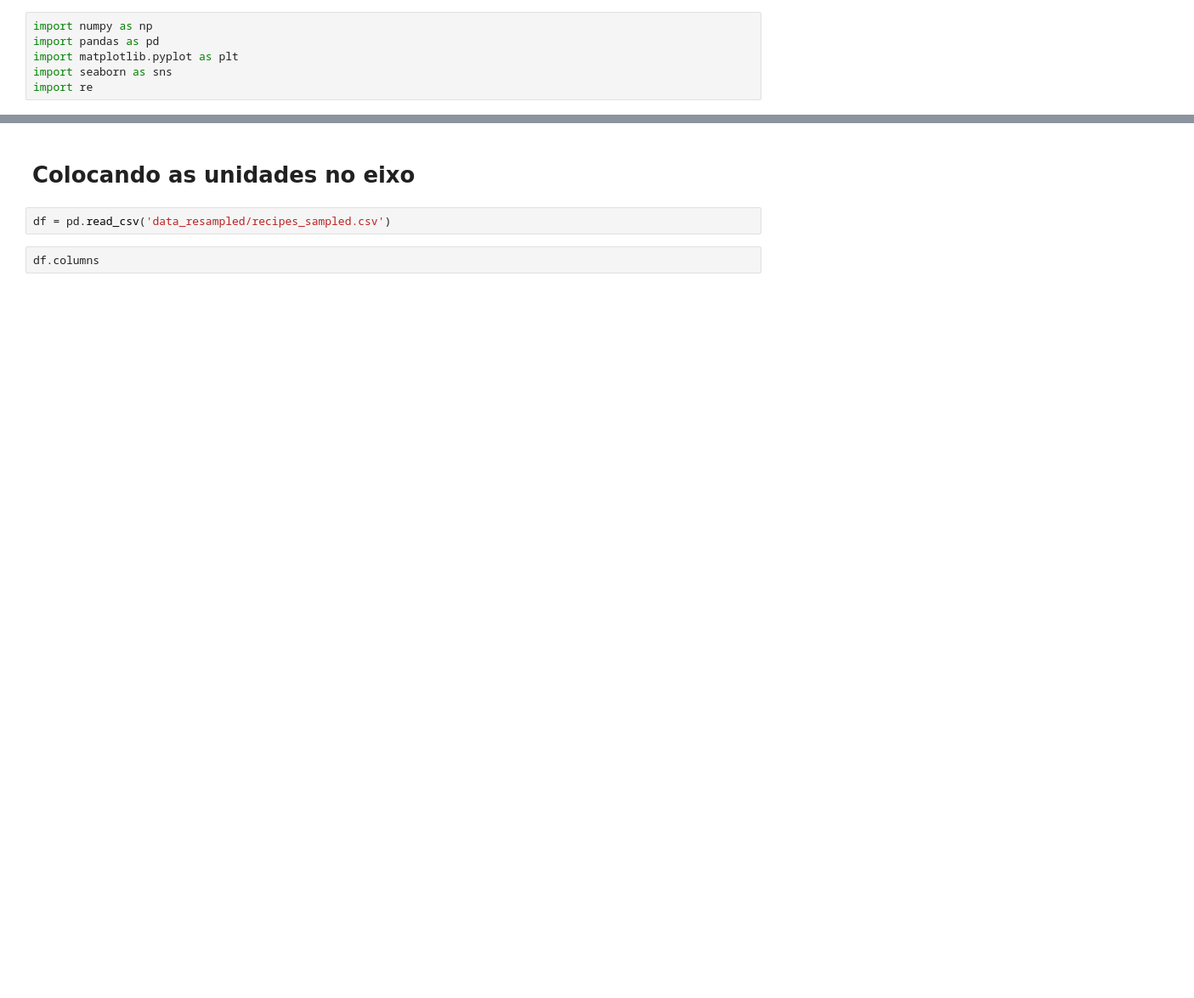
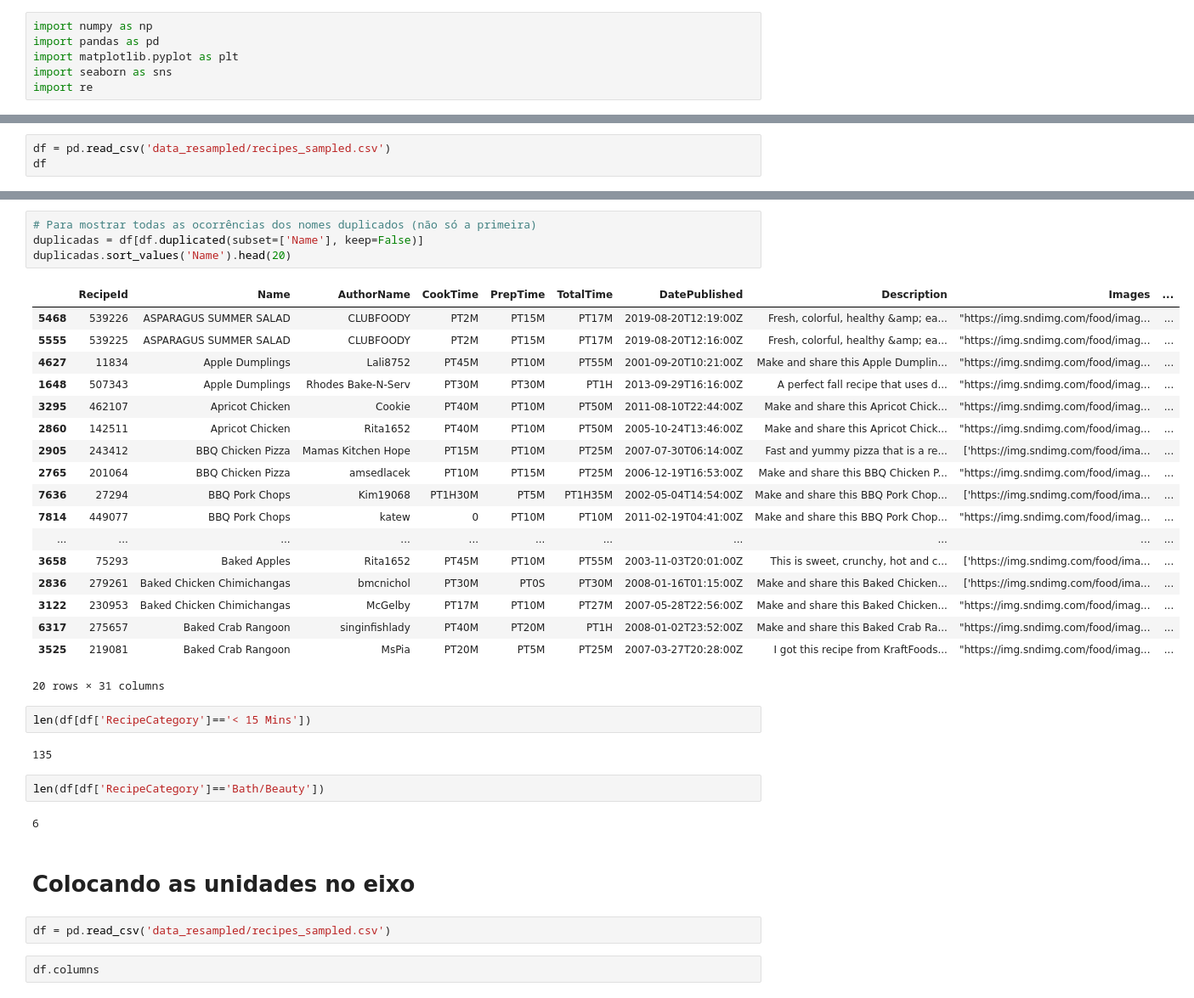
Before and after one commit to thais13bm/food-data-visualization, a Jupyter notebook: reducing_dataset.ipynb, the cells around one changed output, grey strips where cells are left out. Shown at 85% size. Drawn from its saved outputs; the diff is of its cells as text; blank space fills up the shorter version.

```diff
--- a/reducing_dataset.ipynb
+++ b/reducing_dataset.ipynb
@@ -6,0 +9,3 @@ import re
+# %%
+df = pd.read_csv('data_resampled/recipes_sampled.csv')
+df
@@ -7,3 +57,34 @@ import re
+# %%
+# Para mostrar todas as ocorrências dos nomes duplicados (não só a primeira)
+duplicadas = df[df.duplicated(subset=['Name'], keep=False)]
+duplicadas.sort_values('Name').head(20)
+# %% [output]
+|  | RecipeId | Name | AuthorName | CookTime | PrepTime | TotalTime | DatePublished | Description | Images | ... |
+| 5468 | 539226 | ASPARAGUS SUMMER SALAD | CLUBFOODY | PT2M | PT15M | PT17M | 2019-08-20T12:19:00Z | Fresh, colorful, healthy &amp; ea... | "https://img.sndimg.com/food/imag... | ... |
+| 5555 | 539225 | ASPARAGUS SUMMER SALAD | CLUBFOODY | PT2M | PT15M | PT17M | 2019-08-20T12:16:00Z | Fresh, colorful, healthy &amp; ea... | "https://img.sndimg.com/food/imag... | ... |
+| 4627 | 11834 | Apple Dumplings | Lali8752 | PT45M | PT10M | PT55M | 2001-09-20T10:21:00Z | Make and share this Apple Dumplin... | "https://img.sndimg.com/food/imag... | ... |
+| 1648 | 507343 | Apple Dumplings | Rhodes Bake-N-Serv | PT30M | PT30M | PT1H | 2013-09-29T16:16:00Z | A perfect fall recipe that uses d... | "https://img.sndimg.com/food/imag... | ... |
+| 3295 | 462107 | Apricot Chicken | Cookie | PT40M | PT10M | PT50M | 2011-08-10T22:44:00Z | Make and share this Apricot Chick... | "https://img.sndimg.com/food/imag... | ... |
+| 2860 | 142511 | Apricot Chicken | Rita1652 | PT40M | PT10M | PT50M | 2005-10-24T13:46:00Z | Make and share this Apricot Chick... | "https://img.sndimg.com/food/imag... | ... |
+| 2905 | 243412 | BBQ Chicken Pizza | Mamas Kitchen Hope | PT15M | PT10M | PT25M | 2007-07-30T06:14:00Z | Fast and yummy pizza that is a re... | ['https://img.sndimg.com/food/ima... | ... |
+| 2765 | 201064 | BBQ Chicken Pizza | amsedlacek | PT10M | PT15M | PT25M | 2006-12-19T16:53:00Z | Make and share this BBQ Chicken P... | "https://img.sndimg.com/food/imag... | ... |
+| 7636 | 27294 | BBQ Pork Chops | Kim19068 | PT1H30M | PT5M | PT1H35M | 2002-05-04T14:54:00Z | Make and share this BBQ Pork Chop... | ['https://img.sndimg.com/food/ima... | ... |
+| 7814 | 449077 | BBQ Pork Chops | katew | 0 | PT10M | PT10M | 2011-02-19T04:41:00Z | Make and share this BBQ Pork Chop... | "https://img.sndimg.com/food/imag... | ... |
+| ... | ... | ... | ... | ... | ... | ... | ... | ... | ... | ... |
+| 3658 | 75293 | Baked Apples | Rita1652 | PT45M | PT10M | PT55M | 2003-11-03T20:01:00Z | This is sweet, crunchy, hot and c... | ['https://img.sndimg.com/food/ima... | ... |
+| 2836 | 279261 | Baked Chicken Chimichangas | bmcnichol | PT30M | PT0S | PT30M | 2008-01-16T01:15:00Z | Make and share this Baked Chicken... | ['https://img.sndimg.com/food/ima... | ... |
+| 3122 | 230953 | Baked Chicken Chimichangas | McGelby | PT17M | PT10M | PT27M | 2007-05-28T22:56:00Z | Make and share this Baked Chicken... | "https://img.sndimg.com/food/imag... | ... |
+| 6317 | 275657 | Baked Crab Rangoon | singinfishlady | PT40M | PT20M | PT1H | 2008-01-02T23:52:00Z | Make and share this Baked Crab Ra... | "https://img.sndimg.com/food/imag... | ... |
+| 3525 | 219081 | Baked Crab Rangoon | MsPia | PT20M | PT5M | PT25M | 2007-03-27T20:28:00Z | I got this recipe from KraftFoods... | "https://img.sndimg.com/food/imag... | ... |
+20 rows × 31 columns
+# %%
+len(df[df['RecipeCategory']=='< 15 Mins'])
+# %% [output]
+135
+# %%
+len(df[df['RecipeCategory']=='Bath/Beauty'])
+# %% [output]
+6
 # %% [markdown]
 #   Colocando as unidades no eixo
 # %%
```
Also changed, not shown: parts of 4 cells of this notebook, 5 other files.
